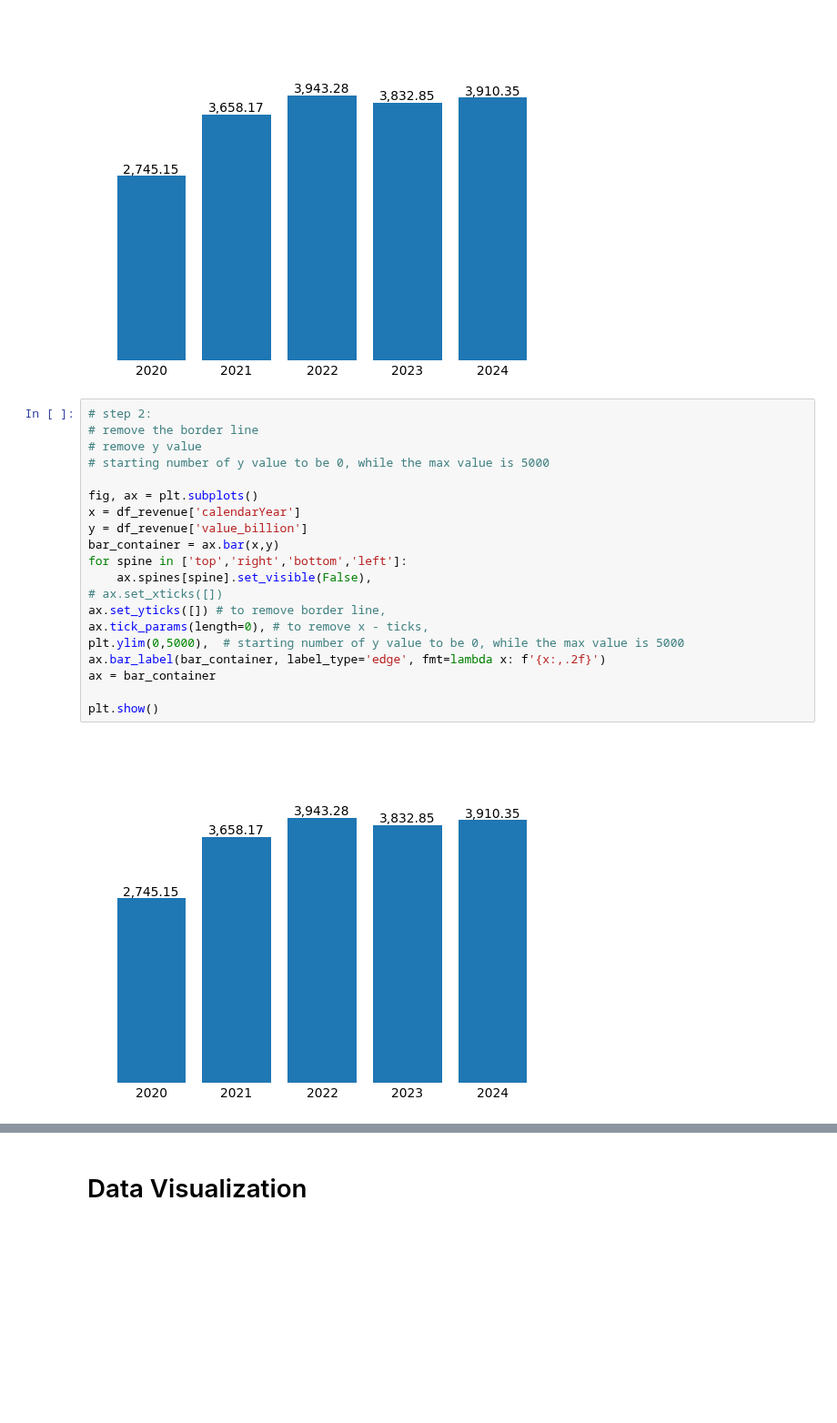
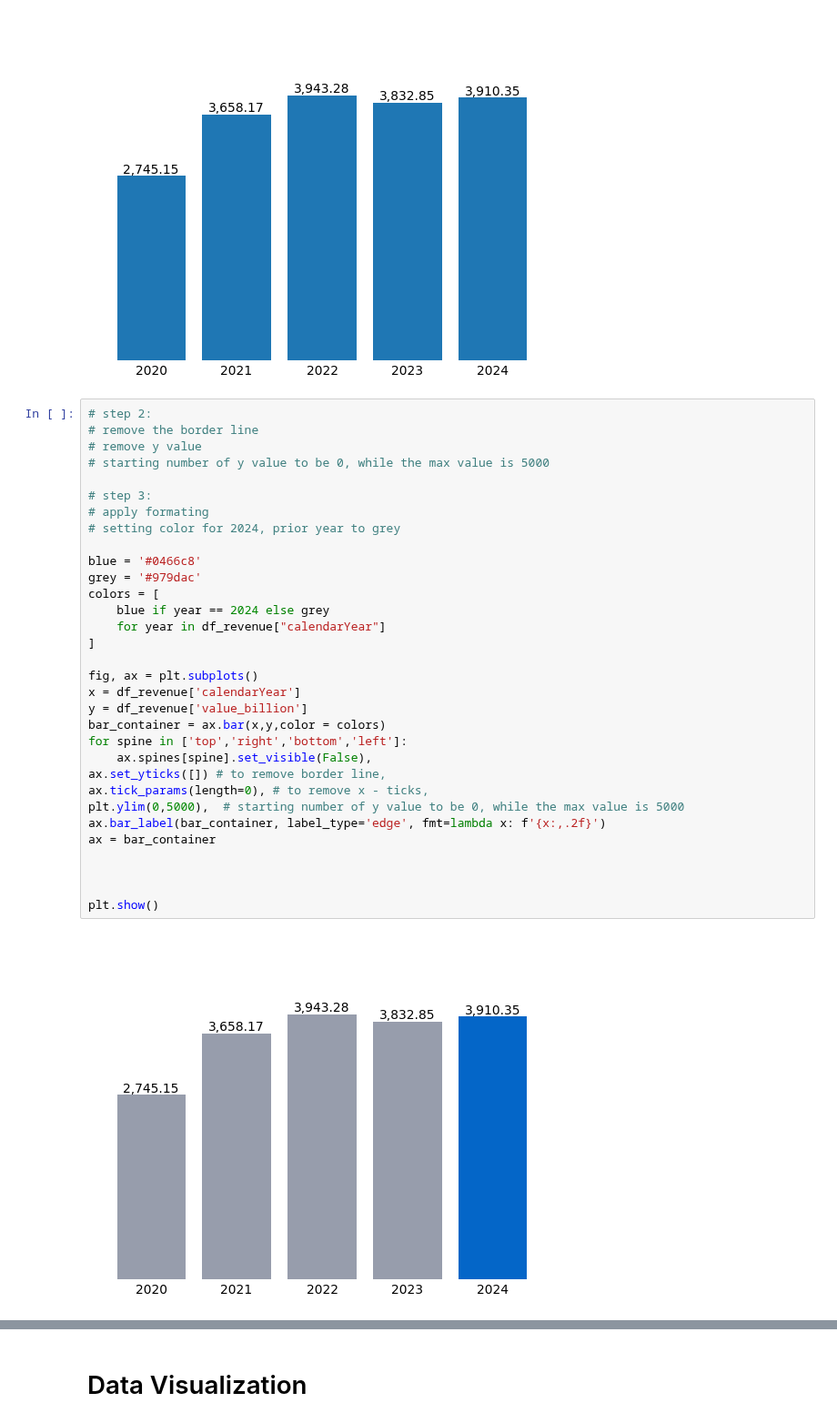
Before and after one commit to tdoan123/data-learning-journey, a Jupyter notebook: Projects/FinancialStatementAnalysis/apple_income_statement_annual.ipynb, the cells around one changed output, grey strips where cells are left out. Shown at 91% size. Drawn from its saved outputs; the diff is of its cells as text; blank space fills up the shorter version.

Commit message:
update chart revenue with formating

```diff
--- a/Projects/FinancialStatementAnalysis/apple_income_statement_annual.ipynb
+++ b/Projects/FinancialStatementAnalysis/apple_income_statement_annual.ipynb
@@ -195,22 +220,34 @@ plt.show()
 # %%
 # step 2:
 # remove the border line
 # remove y value
 # starting number of y value to be 0, while the max value is 5000
 
+# step 3:
+# apply formating
+# setting color for 2024, prior year to grey
+
+blue = '#0466c8'
+grey = '#979dac'
+colors = [
+    blue if year == 2024 else grey
+    for year in df_revenue["calendarYear"]
+]
+
 fig, ax = plt.subplots()
 x = df_revenue['calendarYear']
 y = df_revenue['value_billion']
-bar_container = ax.bar(x,y)
+bar_container = ax.bar(x,y,color = colors)
 for spine in ['top','right','bottom','left']:
     ax.spines[spine].set_visible(False),
-# ax.set_xticks([])
 ax.set_yticks([]) # to remove border line,
 ax.tick_params(length=0), # to remove x - ticks,
 plt.ylim(0,5000),  # starting number of y value to be 0, while the max value is 5000
 ax.bar_label(bar_container, label_type='edge', fmt=lambda x: f'{x:,.2f}')
 ax = bar_container
 
+
+
 plt.show()
 # %% [output]
-[figure, old version]
+[figure, new version]
```
Also changed, not shown: parts of 7 cells of this notebook.
